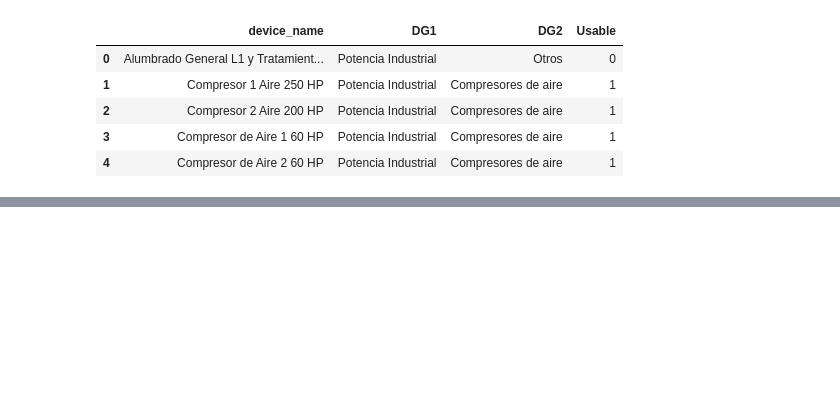
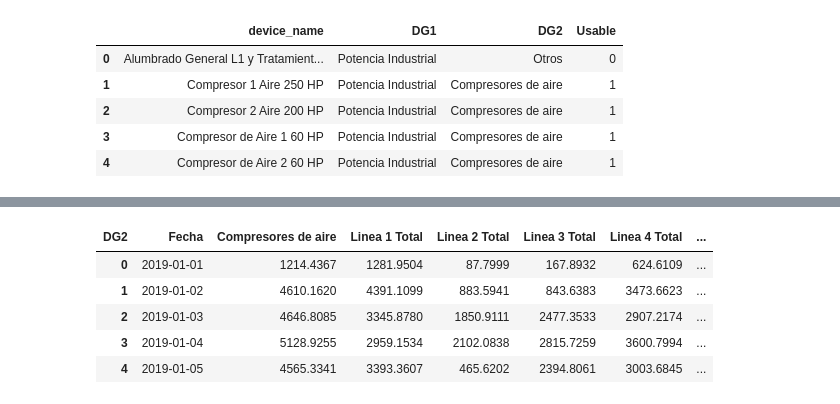
Before and after one commit to Axioma42/Project1, a Jupyter notebook: Project1.ipynb, the cells around one changed output, grey strips where cells are left out. Saved outputs shown, nothing was run; the diff lists cells and outputs as text; code cells hidden in the pictures; blank space fills up the shorter version.

```diff
--- a/Project1.ipynb
+++ b/Project1.ipynb
@@ -59,0 +101,13 @@ array(['Linea 2 Total', 'Linea 4 Total', 'Refrigeración L1L3L4',
+# %%
+datos_electricos4["Fecha"] = datos_electricos4["measurement_time(UTC)"].dt.date
+datos_electricos_regresion = pd.pivot_table(datos_electricos4.groupby(["Fecha","DG2"]).sum().reset_index(),
+                                            index="Fecha", columns="DG2", values="energy(kWh)",
+                                           aggfunc="sum").reset_index()
+datos_electricos_regresion.head()
+# %% [output]
+| DG2 | Fecha | Compresores de aire | Linea 1 Total | Linea 2 Total | Linea 3 Total | Linea 4 Total | ... |
+| 0 | 2019-01-01 | 1214.4367 | 1281.9504 | 87.7999 | 167.8932 | 624.6109 | ... |
+| 1 | 2019-01-02 | 4610.1620 | 4391.1099 | 883.5941 | 843.6383 | 3473.6623 | ... |
+| 2 | 2019-01-03 | 4646.8085 | 3345.8780 | 1850.9111 | 2477.3533 | 2907.2174 | ... |
+| 3 | 2019-01-04 | 5128.9255 | 2959.1534 | 2102.0838 | 2815.7259 | 3600.7994 | ... |
+| 4 | 2019-01-05 | 4565.3341 | 3393.3607 | 465.6202 | 2394.8061 | 3003.6845 | ... |
```
Also changed, not shown: parts of 15 cells of this notebook, 1 other file.
